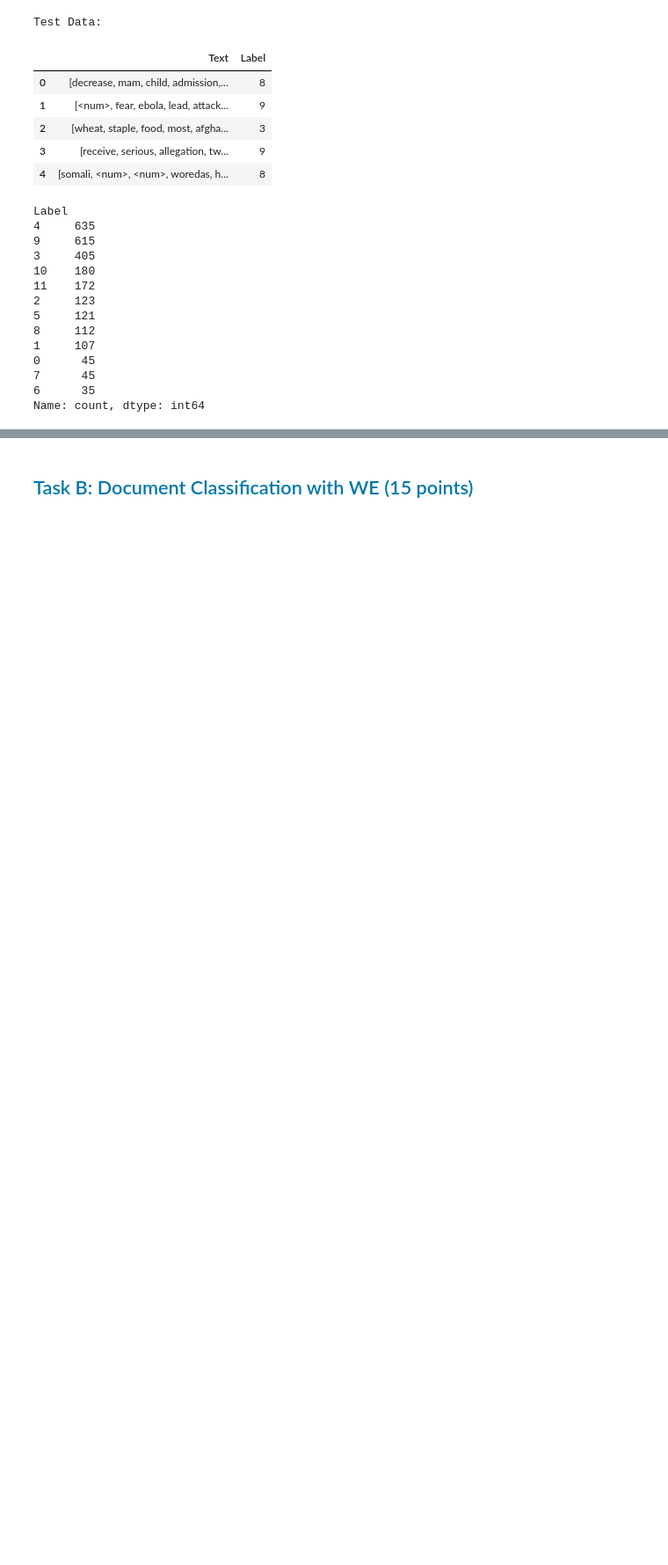
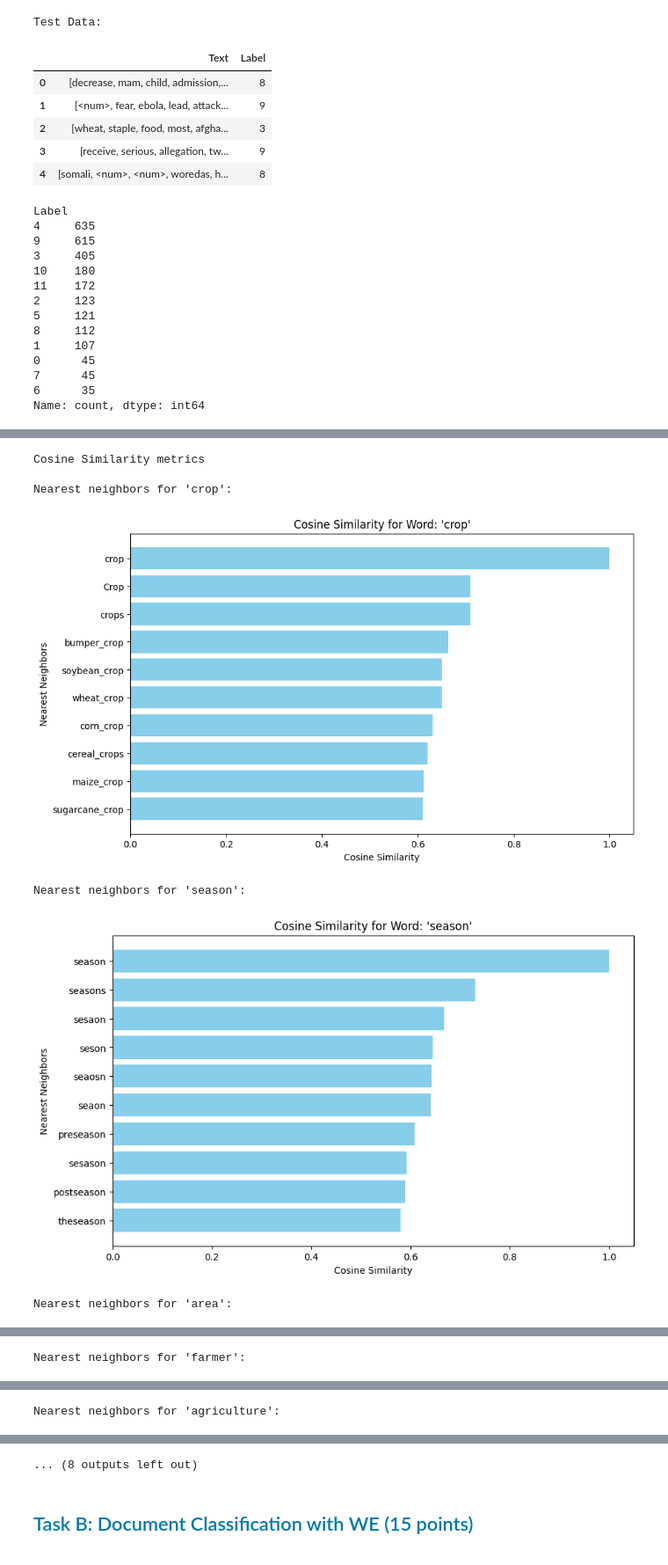
Before and after one commit to bayve711/NLP, a Jupyter notebook: Assignment_2/group-34_k12149099_k12148222.ipynb, the cells around one changed output, grey strips where cells are left out. Shown: that part at 88% size. Saved outputs shown, nothing was run; the diff lists cells and outputs as text; code cells hidden in the pictures; blank space fills up the shorter version.

```diff
--- a/Assignment_2/group-34_k12149099_k12148222.ipynb
+++ b/Assignment_2/group-34_k12149099_k12148222.ipynb
@@ -524,11 +531,3 @@ for category in word_contributions.keys():
 # %%
-from gensim.models import KeyedVectors
-
-# Load the Word2Vec model
-model_path = "/Users/bayve/Desktop/JKU/NLP/word2vec/GoogleNews-vectors-negative300.bin"
-model = KeyedVectors.load_word2vec_format(model_path, binary=False)
+model_path = "GoogleNews-vectors-negative300.bin"
+model = KeyedVectors.load_word2vec_format(model_path, binary=True)
-# %%
-import numpy as np
-word = model['cat']
-np.shape(word)
-word1 = model['cup']
@@ -543,38 +534,34 @@ print(cosine_similarity(word, word1))
+# %%
+source_words = [word for word in most_pop_words if word in model]
+target_vectors = [word for word in random_six_words if word in model]
+
+if not source_words or not target_vectors:
+    raise ValueError("No valid words found in the model for comparison.")
 # %%
-#Nearest neighbours
-def calculate_nearest_neighbours(source_vector, target_vectors, k, cosine: bool, dot: bool):
+# Cos sim Metric
+print("Cosine Similarity metrics")
+for word in source_words:
+    nearest_neighbors = calculate_nearest_neighbours(word, model, k=10, cosine=True, dot=False)
+    print(f"\nNearest neighbors for '{word}':")
+    # for similarity, neighbor_word in nearest_neighbors:
+    #     print(f"{neighbor_word}: {similarity}")
 
-    # Iterate over all words in the model's vocabulary
-    for word in model.index_to_key:  # `model.index_to_key` gives all words
-        target_vector = model[word]
+    plot_similarity(word, nearest_neighbors, metric="Cosine")
 
-        if cosine:
-            return sorted([(word, cosine_similarity(source_vector, model[word])) for word in model.index_to_key],
-                      key=lambda x: x[1], reverse=True)[:k]
-        elif dot:
-            return sorted([(word, np.dot(source_vector, model[word])) for word in model.index_to_key],
-                      key=lambda x: x[1], reverse=True)[:k]
-        else:
-            return "Please choose a similarity metric"
+# Dot sim metric
+print("\nDot Product Similarity metrics")
+for word in source_words:
+    nearest_neighbors = calculate_nearest_neighbours(word, model, k=10, cosine=False, dot=True)
+    print(f"\nNearest neighbors for '{word}':")
+    # for similarity, neighbor_word in nearest_neighbors:
+    #     print(f"{neighbor_word}: {similarity}")
 
-
-
-#Test
-#choose 5 random words from the model
-source_words = ['king', 'apple', 'run', 'blue', 'dog']
-target_vectors = [model[word] for word in source_words]
-# Cosine Similarity
-print('Cosine Similarity metrics')
-for word, source_vector in zip(source_words, target_vectors):
-    nearest_neighbors = calculate_nearest_neighbours(source_vector, model, k=10, cosine=True, dot=False)
-    print(f"\nNearest neighbors for '{word}':")
-    for similarity, neighbor_word in nearest_neighbors:
-        print(f"{neighbor_word}: {similarity}")
-
-# Dot Product Similarity
-print('\nDot product similarity metrics')
-for word, source_vector in zip(source_words, target_vectors):
-    nearest_neighbors = calculate_nearest_neighbours(source_vector, model, k=10, cosine=False, dot=True)
-    print(f"\nNearest neighbors for '{word}':")
-    for similarity, neighbor_word in nearest_neighbors:
-        print(f"{neighbor_word}: {similarity}")
+    plot_similarity(word, nearest_neighbors, metric="Dot Product")
+# %% [output]
+Cosine Similarity metrics
+
+Nearest neighbors for 'crop':
+[figure, added]
+Nearest neighbors for 'season':
+[figure, added]
+Nearest neighbors for 'area':
@@ -580,0 +569 @@ for word, source_vector in zip(source_words, target_vectors):
+Nearest neighbors for 'farmer':
@@ -580,0 +571 @@ for word, source_vector in zip(source_words, target_vectors):
+Nearest neighbors for 'agriculture':
@@ -581,3 +577,4 @@ for word, source_vector in zip(source_words, target_vectors):
+... (8 outputs left out)
 # %% [markdown]
 <a name="section-taskB"></a><h2 style="color:rgb(0,120,170)">Task B: Document Classification with WE (15 points)</h2>
 # %% [markdown]
```
Also changed, not shown: parts of 19 cells of this notebook.
